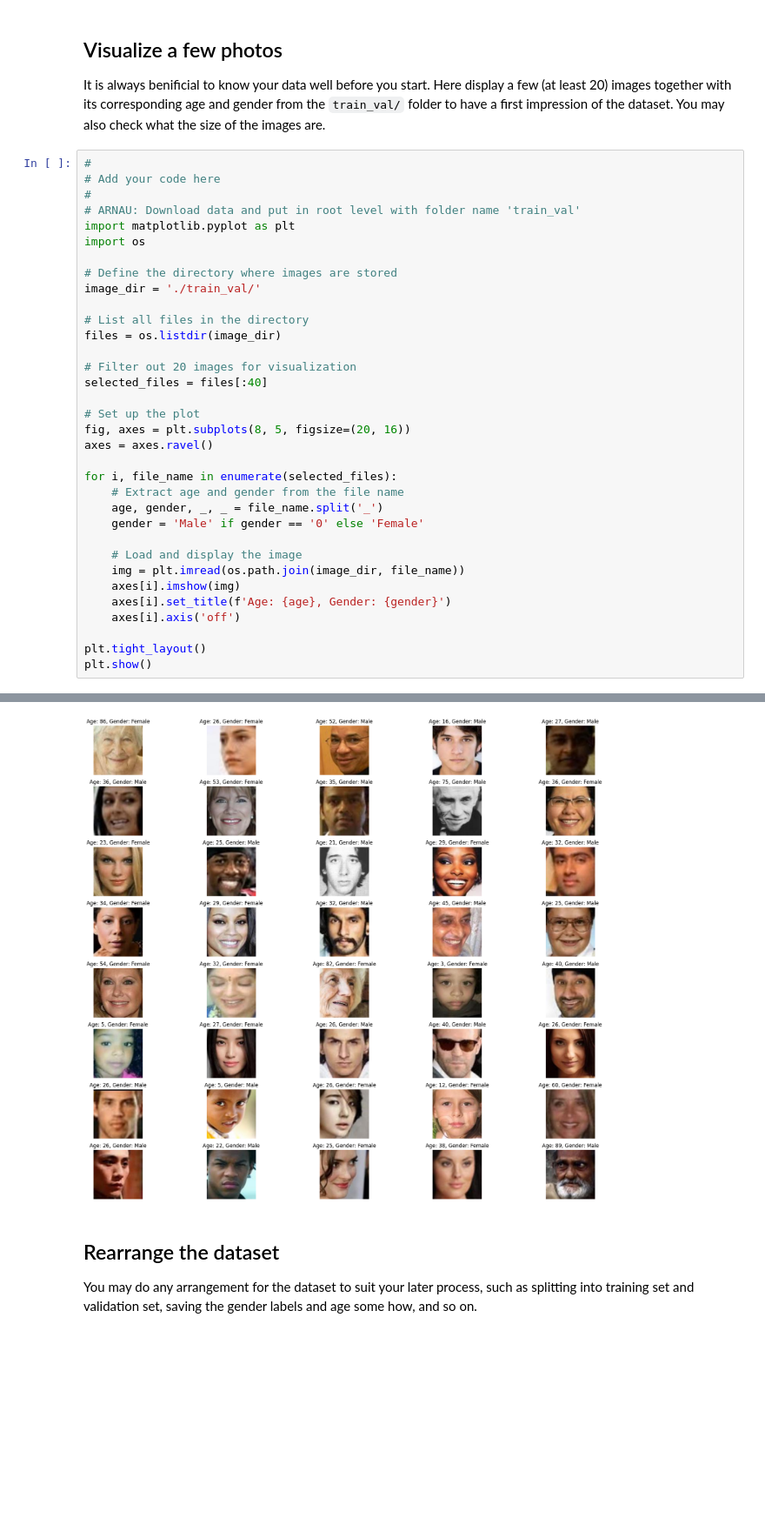
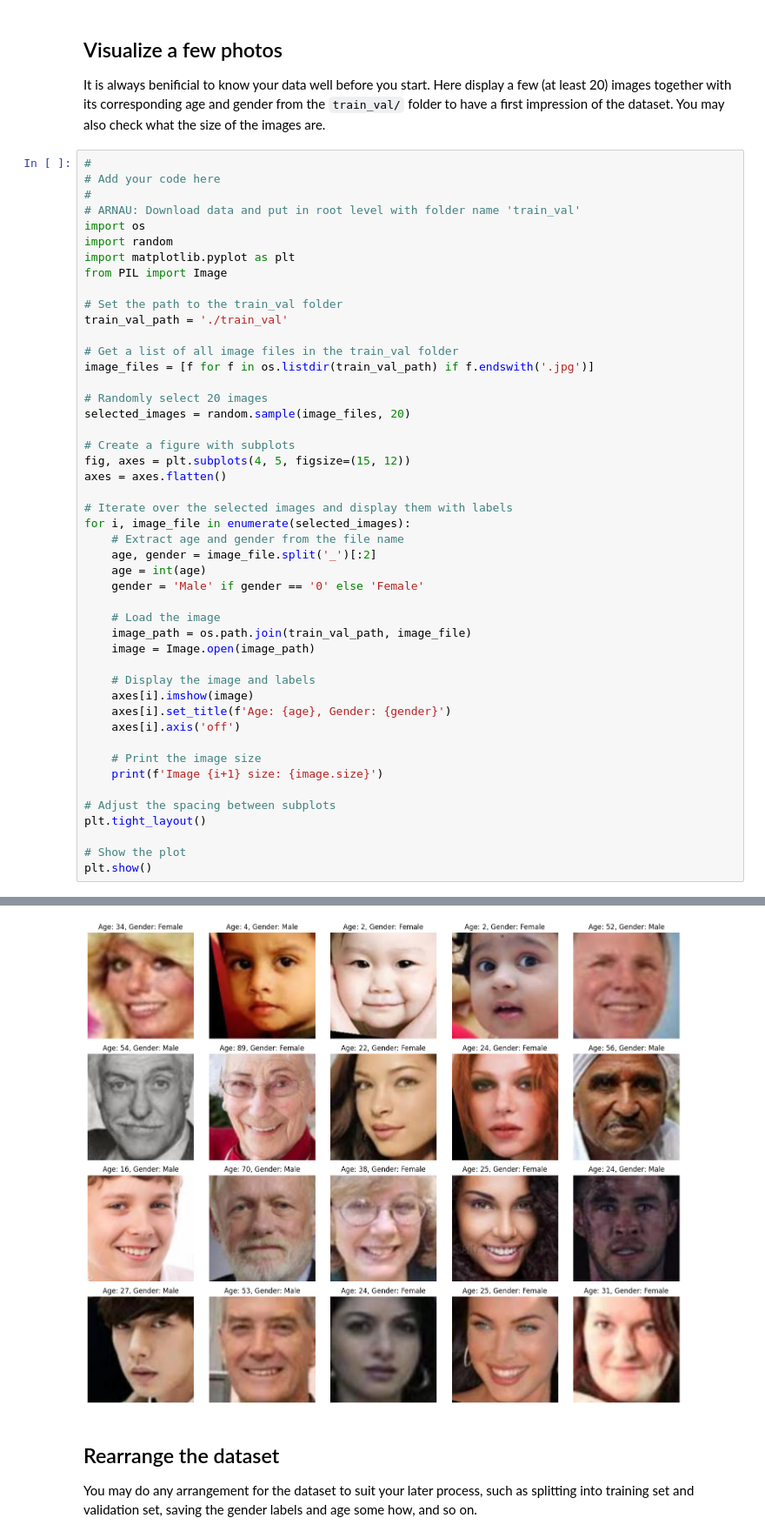
Before and after one commit to arnau01/CM50268-CW1, a Jupyter notebook: age_gender_submit.ipynb, the cells around one changed output, grey strips where cells are left out. Shown at 87% size. Drawn from its saved outputs; the diff is of its cells as text; blank space fills up the shorter version.

```diff
--- a/age_gender_submit.ipynb
+++ b/age_gender_submit.ipynb
@@ -46,33 +46,46 @@ It is always benificial to know your data well before you start. Here display a
 # Add your code here
 #
 # ARNAU: Download data and put in root level with folder name 'train_val'
+import os
+import random
 import matplotlib.pyplot as plt
-import os
+from PIL import Image
 
-# Define the directory where images are stored
-image_dir = './train_val/'
+# Set the path to the train_val folder
+train_val_path = './train_val'
 
-# List all files in the directory
-files = os.listdir(image_dir)
+# Get a list of all image files in the train_val folder
+image_files = [f for f in os.listdir(train_val_path) if f.endswith('.jpg')]
 
-# Filter out 20 images for visualization
-selected_files = files[:40]
+# Randomly select 20 images
+selected_images = random.sample(image_files, 20)
 
-# Set up the plot
-fig, axes = plt.subplots(8, 5, figsize=(20, 16))
-axes = axes.ravel()
+# Create a figure with subplots
+fig, axes = plt.subplots(4, 5, figsize=(15, 12))
+axes = axes.flatten()
 
-for i, file_name in enumerate(selected_files):
+# Iterate over the selected images and display them with labels
+for i, image_file in enumerate(selected_images):
     # Extract age and gender from the file name
-    age, gender, _, _ = file_name.split('_')
+    age, gender = image_file.split('_')[:2]
+    age = int(age)
     gender = 'Male' if gender == '0' else 'Female'
 
-    # Load and display the image
-    img = plt.imread(os.path.join(image_dir, file_name))
-    axes[i].imshow(img)
+    # Load the image
+    image_path = os.path.join(train_val_path, image_file)
+    image = Image.open(image_path)
+
+    # Display the image and labels
+    axes[i].imshow(image)
     axes[i].set_title(f'Age: {age}, Gender: {gender}')
     axes[i].axis('off')
 
+    # Print the image size
+    print(f'Image {i+1} size: {image.size}')
+
+# Adjust the spacing between subplots
 plt.tight_layout()
+
+# Show the plot
 plt.show()
 # %% [output]
@@ -79,4 +112,4 @@ plt.show()
-[figure, old version]
+[figure, new version]
 # %% [markdown]
 ## Rearrange the dataset
 You may do any arrangement for the dataset to suit your later process, such as splitting into training set and validation set, saving the gender labels and age some how, and so on.
```
Also changed, not shown: parts of 17 cells of this notebook, 4 other files.
